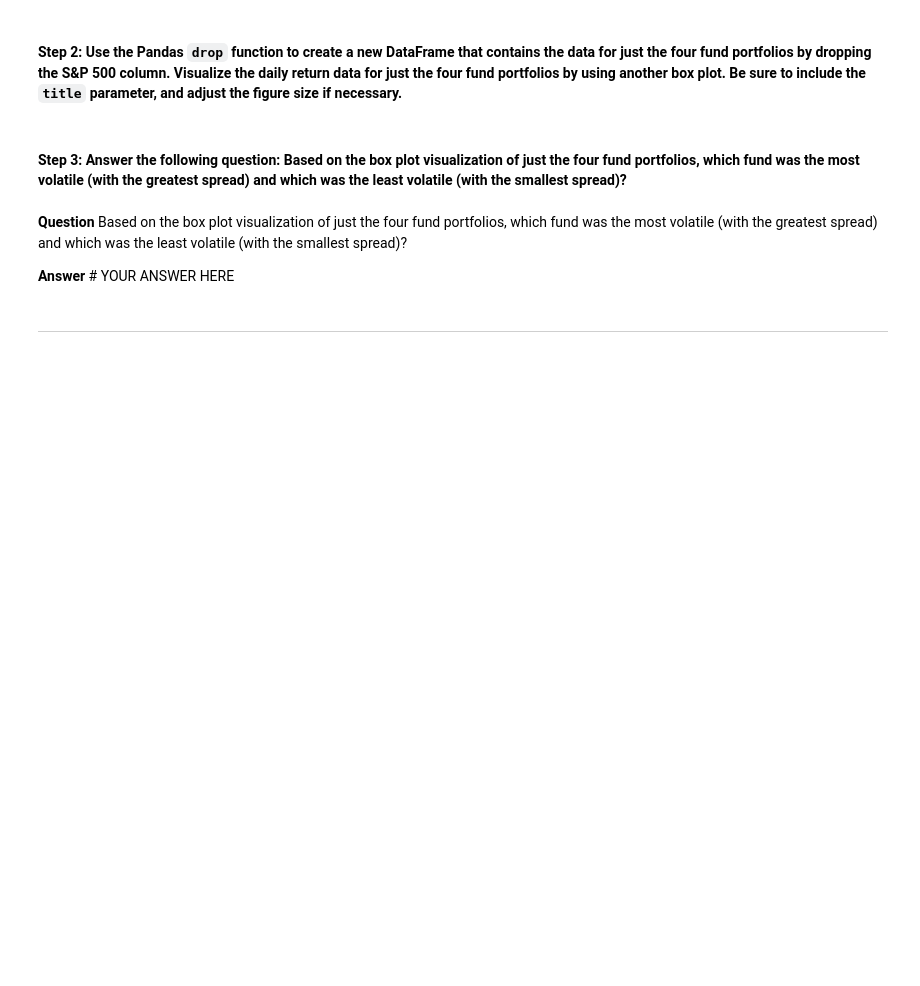
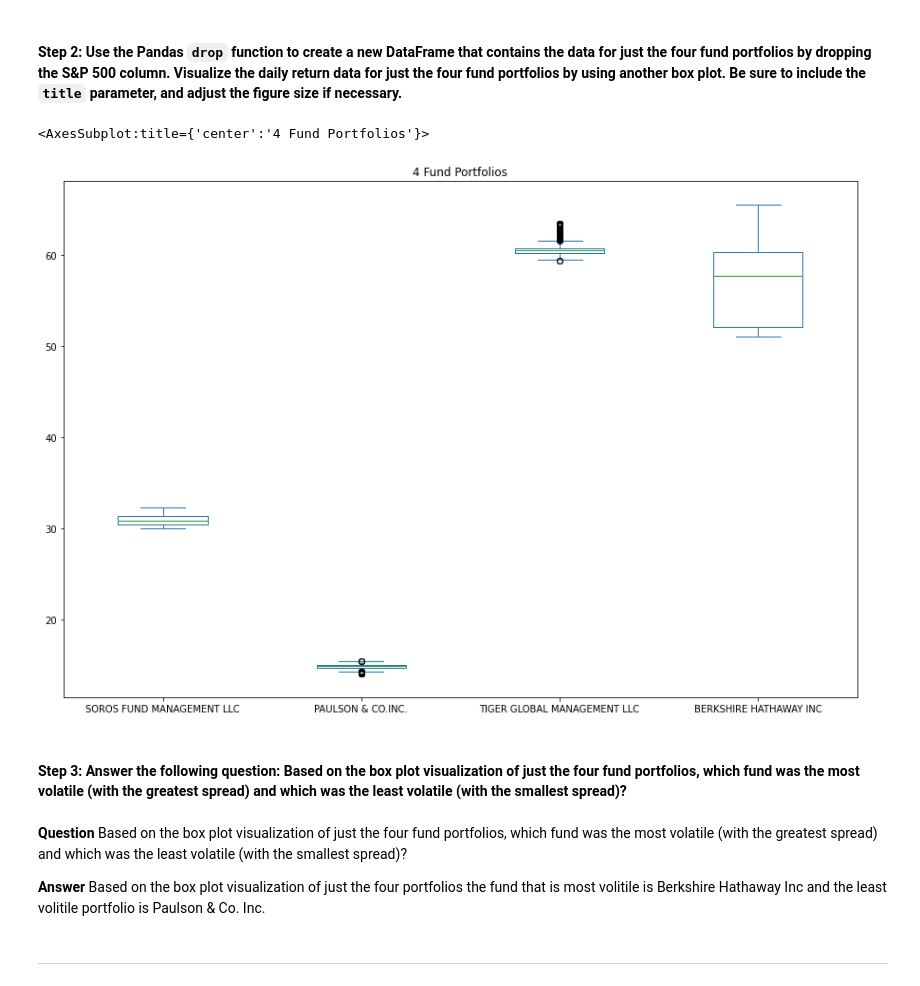
Before and after one commit to Oleener/Challenge_4, a Jupyter notebook: Challenge/Starter_Code/risk_return_analysis.ipynb, the cells around one changed output. Cells and saved outputs as stored; diff of their text form; code cells hidden in the pictures; blank space fills up the shorter version.

```diff
--- a/Challenge/Starter_Code/risk_return_analysis.ipynb
+++ b/Challenge/Starter_Code/risk_return_analysis.ipynb
@@ -213,14 +217,19 @@ Analyze the volatility of each of the four fund portfolios and of the S&P 500 In
 # %%
 # Create a new DataFrame containing only the 4 fund portfolios by dropping the S&P 500 column from the DataFrame
 # Create box plots to reflect the return data for only the 4 fund portfolios
 # Include a title parameter and adjust the figure size
-# YOUR CODE HERE
+
+four_fund_portfolios_daily_returns = whale_navs_df.drop(columns=['S&P 500'])
+four_fund_portfolios_daily_returns.plot(kind="box", title="Four Fund Portfolios", figsize=(15,10))
+# %% [output]
+<AxesSubplot:title={'center':'4 Fund Portfolios'}>
+[figure, added]
 # %% [markdown]
 #### Step 3: Answer the following question: Based on the box plot visualization of just the four fund portfolios, which fund was the most volatile (with the greatest spread) and which was the least volatile (with the smallest spread)?
 # %% [markdown]
 **Question** Based on the box plot visualization of just the four fund portfolios, which fund was the most volatile (with the greatest spread) and which was the least volatile (with the smallest spread)?
 
-**Answer** # YOUR ANSWER HERE
+**Answer** Based on the box plot visualization of just the four portfolios the fund that is most volitile is Berkshire Hathaway Inc and the least volitile portfolio is Paulson & Co. Inc.
 # %% [markdown]
 ---
 # %% [markdown]
```
Also changed, not shown: parts of 14 cells of this notebook.
